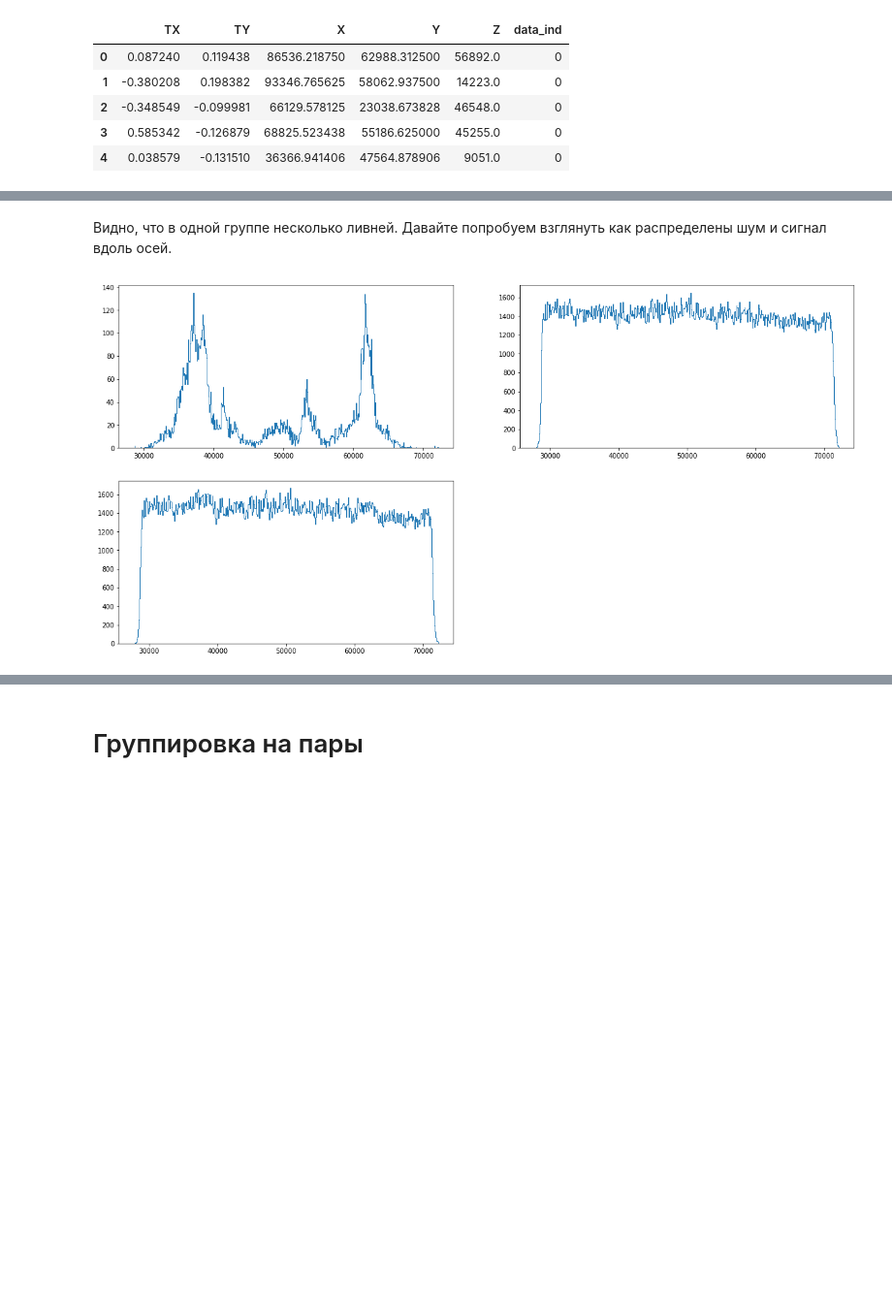
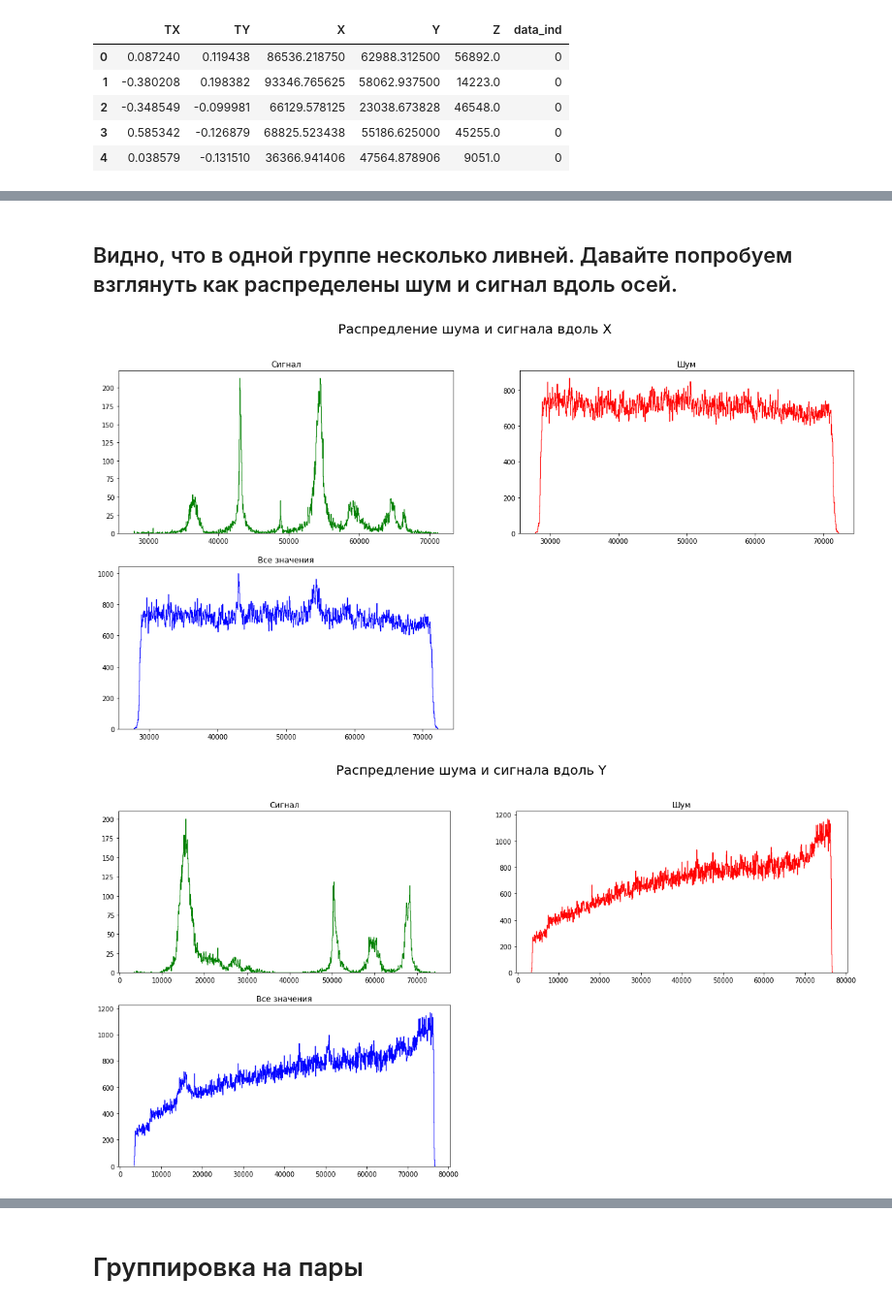
Before and after one commit to loringit/darkmatter-2017, a Jupyter notebook: Milestone_4.ipynb, the cells around one changed output, grey strips where cells are left out. Shown at 97% size. Drawn from its saved outputs; the diff is of its cells as text; code cells hidden in the pictures; blank space fills up the shorter version.

```diff
--- a/Milestone_4.ipynb
+++ b/Milestone_4.ipynb
@@ -29,11 +31,8 @@ test.head()
 # %%
-train = pd.DataFrame()
-for f in tqdm(glob.glob('data/open*.h5')):
-    chunk = pd.read_hdf(f)
-    train = train.append(chunk, ignore_index=True)
-ind = train[train.data_ind == train.data_ind[0]]
+df_open30 = pd.read_hdf('data/dm4/open30.h5')
+first = df_open30[df_open30.data_ind == df_open30.data_ind[0]]
 
-for id_ in ind.event_id.unique()[1:]:
-    ev = ind[ind.event_id == id_]
+for index in first.event_id.unique()[1:]:
+    ev = first[first.event_id == index]
     ax = plt.gca(projection='3d')
     ax.scatter3D(ev.X, ev.Y, ev.Z)
@@ -40,18 +41,26 @@ for id_ in ind.event_id.unique()[1:]:
 # %% [markdown]
-Видно, что в одной группе несколько ливней. Давайте попробуем взглянуть как распределены шум и сигнал вдоль осей.
+## Видно, что в одной группе несколько ливней. Давайте попробуем взглянуть как распределены шум и сигнал вдоль осей.
 # %%
 def make_plot(axis):
-    fig = plt.figure(figsize = [20, 10])
-    fig.add_subplot(221)
-    plt.hist(ind.loc[ind.signal == 1, axis], bins=500, histtype='step')
-    fig.add_subplot(222)
-    plt.hist(ind.loc[ind.signal == 0, axis], bins=500, histtype='step')
-    fig.add_subplot(223)
-    values_X = plt.hist(ind.loc[:, axis], bins=500, histtype='step')
+    figure = plt.figure(figsize = [20, 10])
+    figure.suptitle('Распредление шума и сигнала вдоль ' + axis, fontsize=20)
+
+    figure.add_subplot(221)
+    plt.title('Сигнал')
+    plt.hist(first.loc[first.signal == 1, axis], bins=1000, histtype='step', color = 'green')
+
+    figure.add_subplot(222)
+    plt.title('Шум')
+    plt.hist(first.loc[first.signal == 0, axis], bins=1000, histtype='step', color = 'red')
+
+    figure.add_subplot(223)
+    plt.title('Все значения')
+    values_X = plt.hist(first.loc[:, axis], bins=1000, histtype='step', color = 'blue')
+
     plt.show()
 # %%
-axis = 'X'
-
-make_plot(axis)
+for axis in ['X', 'Y', 'Z']:
+    make_plot(axis)
 # %% [output]
-[figure, old version]
+[figure, new version]
+[figure, added]
```
Also changed, not shown: parts of 22 cells of this notebook.
